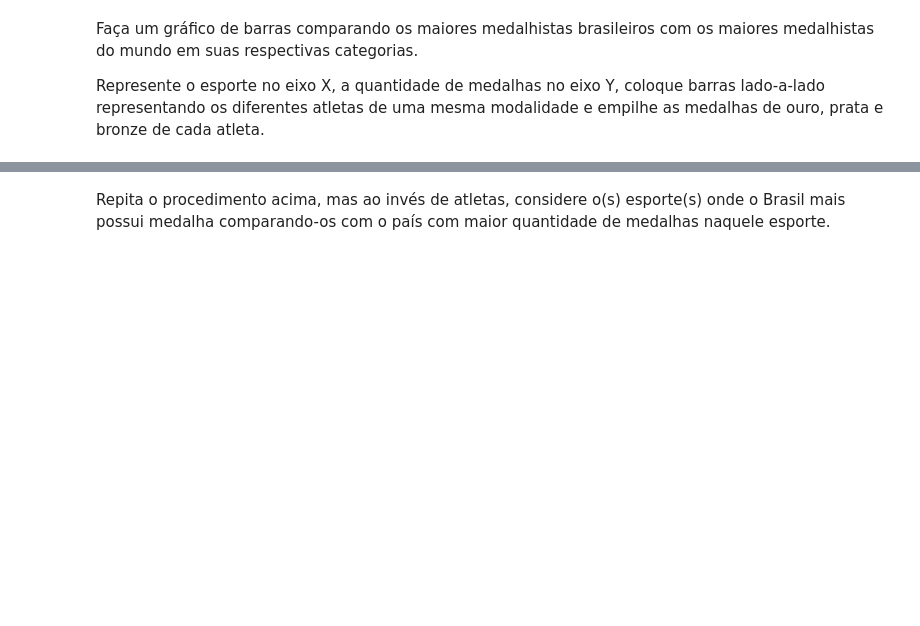
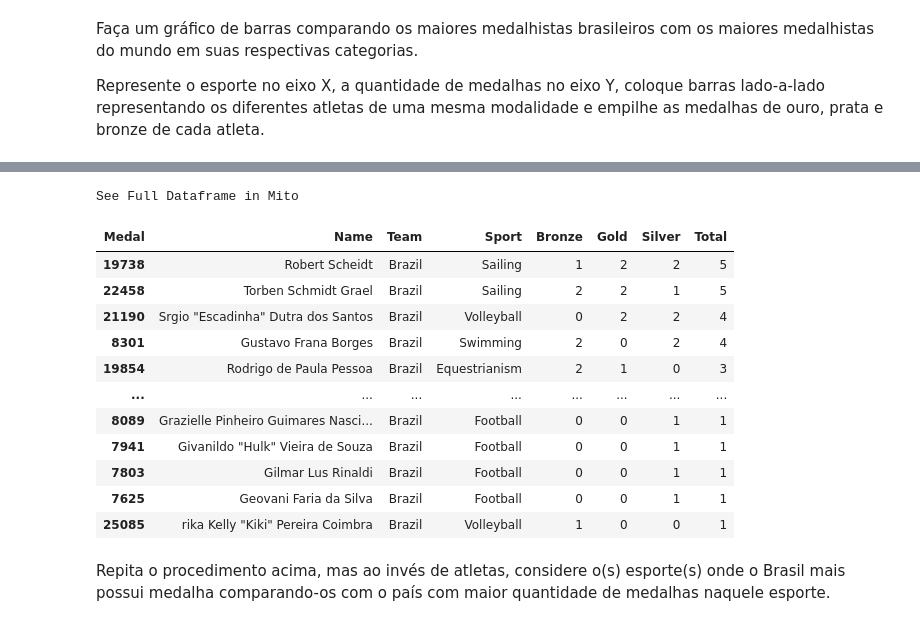
Before and after one commit to VictorBTaveira/Projeto-DataViz, a Jupyter notebook: Projeto_Dataviz.ipynb, the cells around one changed output, grey strips where cells are left out. Drawn from its saved outputs; the diff is of its cells as text; code cells hidden in the pictures; blank space fills up the shorter version.

```diff
--- a/Projeto_Dataviz.ipynb
+++ b/Projeto_Dataviz.ipynb
@@ -789,2 +827,22 @@ Represente o esporte no eixo X, a quantidade de medalhas no eixo Y, coloque barr
+# %%
+## O Brasil está em inglês na determinação dos
+df_base_brasil = df_base.query(" Team == 'Brazil' ").sort_values(by = 'Total', ascending = False)
+df_base_resto = df_base.query(" Team != 'Brazil' ").sort_values(by = 'Total', ascending = False)
+# %%
+df_base_brasil
+# %% [output]
+See Full Dataframe in Mito
+| Medal | Name | Team | Sport | Bronze | Gold | Silver | Total |
+| 19738 | Robert Scheidt | Brazil | Sailing | 1 | 2 | 2 | 5 |
+| 22458 | Torben Schmidt Grael | Brazil | Sailing | 2 | 2 | 1 | 5 |
+| 21190 | Srgio "Escadinha" Dutra dos Santos | Brazil | Volleyball | 0 | 2 | 2 | 4 |
+| 8301 | Gustavo Frana Borges | Brazil | Swimming | 2 | 0 | 2 | 4 |
+| 19854 | Rodrigo de Paula Pessoa | Brazil | Equestrianism | 2 | 1 | 0 | 3 |
+| ... | ... | ... | ... | ... | ... | ... | ... |
+| 8089 | Grazielle Pinheiro Guimares Nasci... | Brazil | Football | 0 | 0 | 1 | 1 |
+| 7941 | Givanildo "Hulk" Vieira de Souza | Brazil | Football | 0 | 0 | 1 | 1 |
+| 7803 | Gilmar Lus Rinaldi | Brazil | Football | 0 | 0 | 1 | 1 |
+| 7625 | Geovani Faria da Silva | Brazil | Football | 0 | 0 | 1 | 1 |
+| 25085 | rika Kelly "Kiki" Pereira Coimbra | Brazil | Volleyball | 1 | 0 | 0 | 1 |
 # %% [markdown]
 Repita o procedimento acima, mas ao invés de atletas, considere o(s) esporte(s) onde o Brasil mais possui medalha comparando-os com o país com maior quantidade de medalhas naquele esporte.
```
Also changed, not shown: parts of 9 cells of this notebook.
